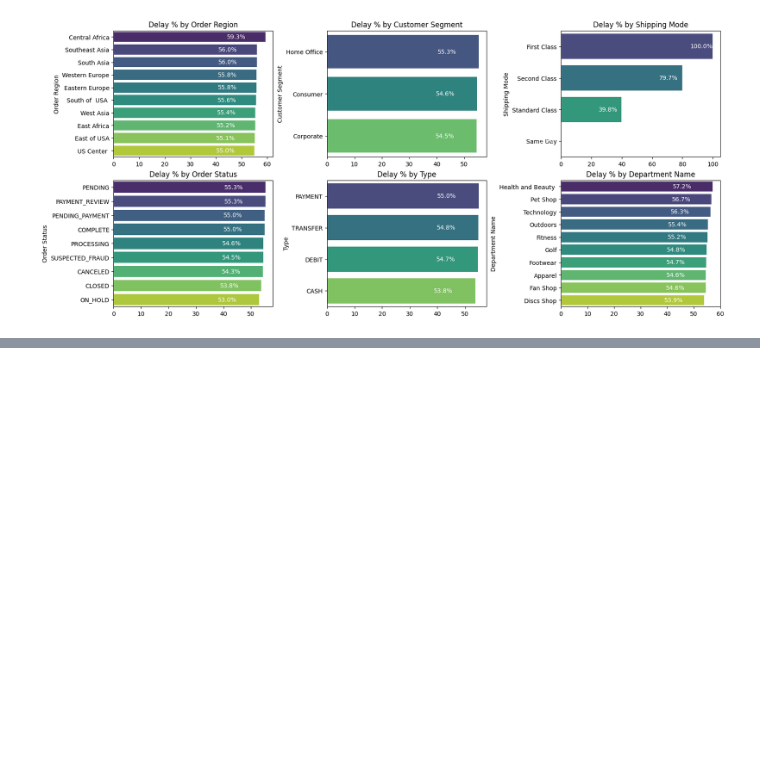
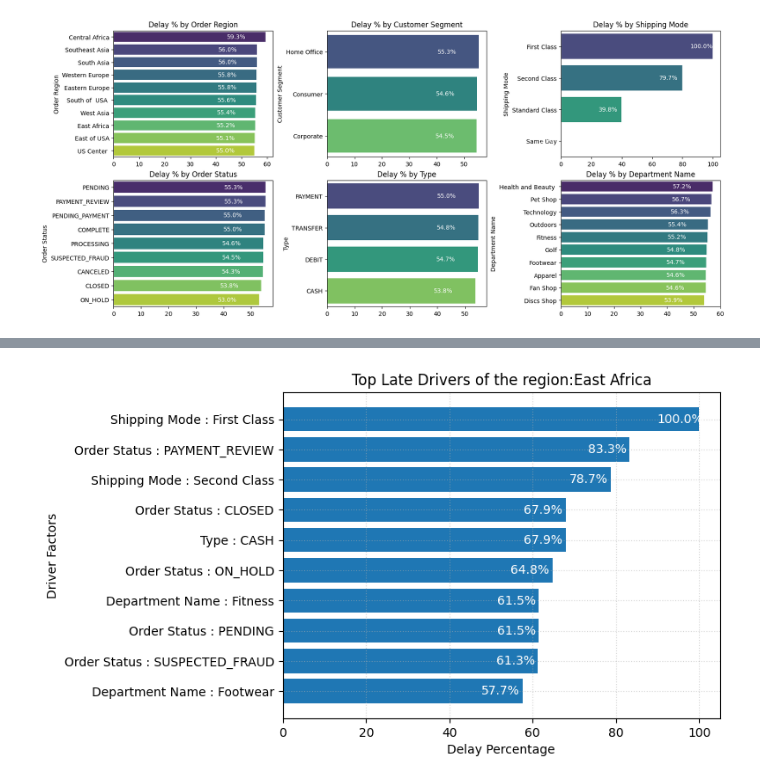
Before and after one commit to mnakhil/supply-chain-predictive-analytics, a Jupyter notebook: notebooks/EDA.ipynb, the cells around one changed output, grey strips where cells are left out. Cells and saved outputs as stored; diff of their text form; code cells hidden in the pictures; blank space fills up the shorter version.

```diff
--- a/notebooks/EDA.ipynb
+++ b/notebooks/EDA.ipynb
@@ -440,0 +492,4 @@ Passing `palette` without assigning `hue` is deprecated and will be removed in v
+# %%
+top_drivers_region('East Africa')
+# %% [output]
+[figure, added]
```
Also changed, not shown: parts of 2 cells of this notebook.
